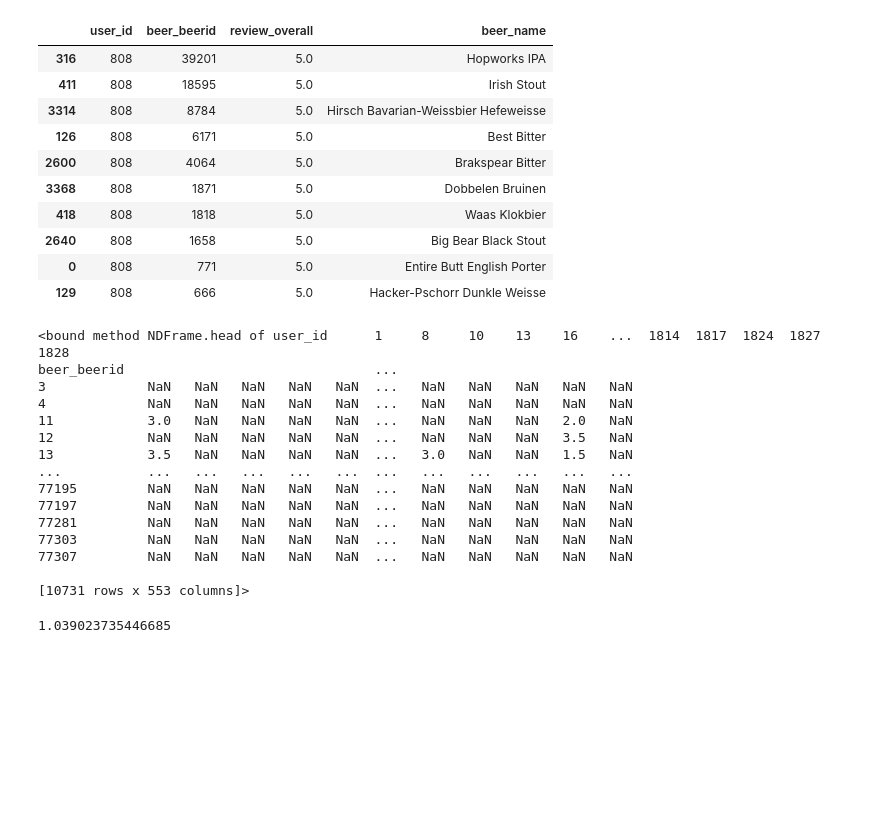
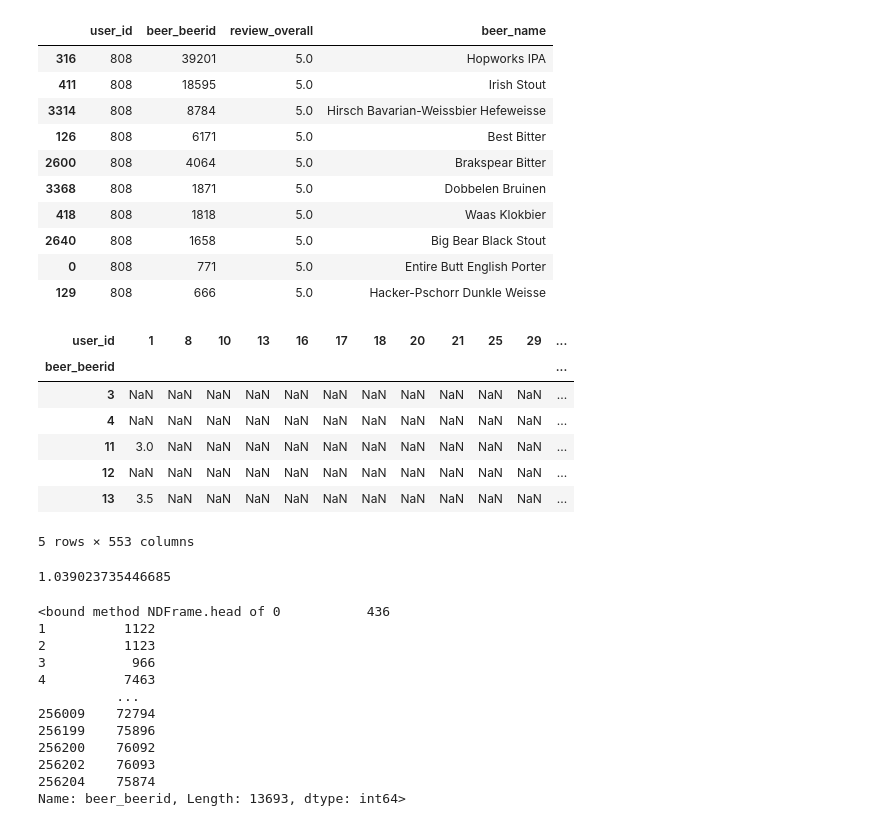
Before and after one commit to raan006/prueba, a Jupyter notebook: Ejercicio_filtro_colaborativo_RamonAviles (1).ipynb, the cells around one changed output. Saved outputs shown, nothing was run; the diff lists cells and outputs as text; code cells hidden in the pictures; blank space fills up the shorter version.

```diff
--- a/Ejercicio_filtro_colaborativo_RamonAviles (1).ipynb
+++ b/Ejercicio_filtro_colaborativo_RamonAviles (1).ipynb
@@ -205,23 +192,16 @@ vistas_ejemplo = puntuacion_ejemplo.beer_beerid.tolist()
 # %%
 matriz = X_train.pivot_table(values='review_overall', index='beer_beerid', columns='user_id')
 # %%
-matriz.head
+matriz.head()
 # %% [output]
+| user_id | 1 | 8 | 10 | 13 | 16 | 17 | 18 | 20 | 21 | 25 | 29 | ... |
+| beer_beerid |  |  |  |  |  |  |  |  |  |  |  | ... |
+| 3 | NaN | NaN | NaN | NaN | NaN | NaN | NaN | NaN | NaN | NaN | NaN | ... |
+| 4 | NaN | NaN | NaN | NaN | NaN | NaN | NaN | NaN | NaN | NaN | NaN | ... |
+| 11 | 3.0 | NaN | NaN | NaN | NaN | NaN | NaN | NaN | NaN | NaN | NaN | ... |
+| 12 | NaN | NaN | NaN | NaN | NaN | NaN | NaN | NaN | NaN | NaN | NaN | ... |
+| 13 | 3.5 | NaN | NaN | NaN | NaN | NaN | NaN | NaN | NaN | NaN | NaN | ... |
-<bound method NDFrame.head of user_id      1     8     10    13    16    ...  1814  1817  1824  1827  1828
-beer_beerid                                ...
-3             NaN   NaN   NaN   NaN   NaN  ...   NaN   NaN   NaN   NaN   NaN
-4             NaN   NaN   NaN   NaN   NaN  ...   NaN   NaN   NaN   NaN   NaN
-11            3.0   NaN   NaN   NaN   NaN  ...   NaN   NaN   NaN   2.0   NaN
-12            NaN   NaN   NaN   NaN   NaN  ...   NaN   NaN   NaN   3.5   NaN
-13            3.5   NaN   NaN   NaN   NaN  ...   3.0   NaN   NaN   1.5   NaN
-...           ...   ...   ...   ...   ...  ...   ...   ...   ...   ...   ...
-77195         NaN   NaN   NaN   NaN   NaN  ...   NaN   NaN   NaN   NaN   NaN
-77197         NaN   NaN   NaN   NaN   NaN  ...   NaN   NaN   NaN   NaN   NaN
-77281         NaN   NaN   NaN   NaN   NaN  ...   NaN   NaN   NaN   NaN   NaN
-77303         NaN   NaN   NaN   NaN   NaN  ...   NaN   NaN   NaN   NaN   NaN
-77307         NaN   NaN   NaN   NaN   NaN  ...   NaN   NaN   NaN   NaN   NaN
-
-[10731 rows x 553 columns]>
+5 rows × 553 columns
 # %%
 def fc_media(usuario,cerveza):
 
@@ -242,2 +224,17 @@ calculo_rmse(fc_media)
+# %%
+lista_cervezas.head
+# %% [output]
+<bound method NDFrame.head of 0           436
+1          1122
+2          1123
+3           966
+4          7463
+          ...
+256009    72794
+256199    75896
+256200    76092
+256202    76093
+256204    75874
+Name: beer_beerid, Length: 13693, dtype: int64>
 # %%
 recomendaciones_media = []
```
Also changed, not shown: parts of 6 cells of this notebook.
